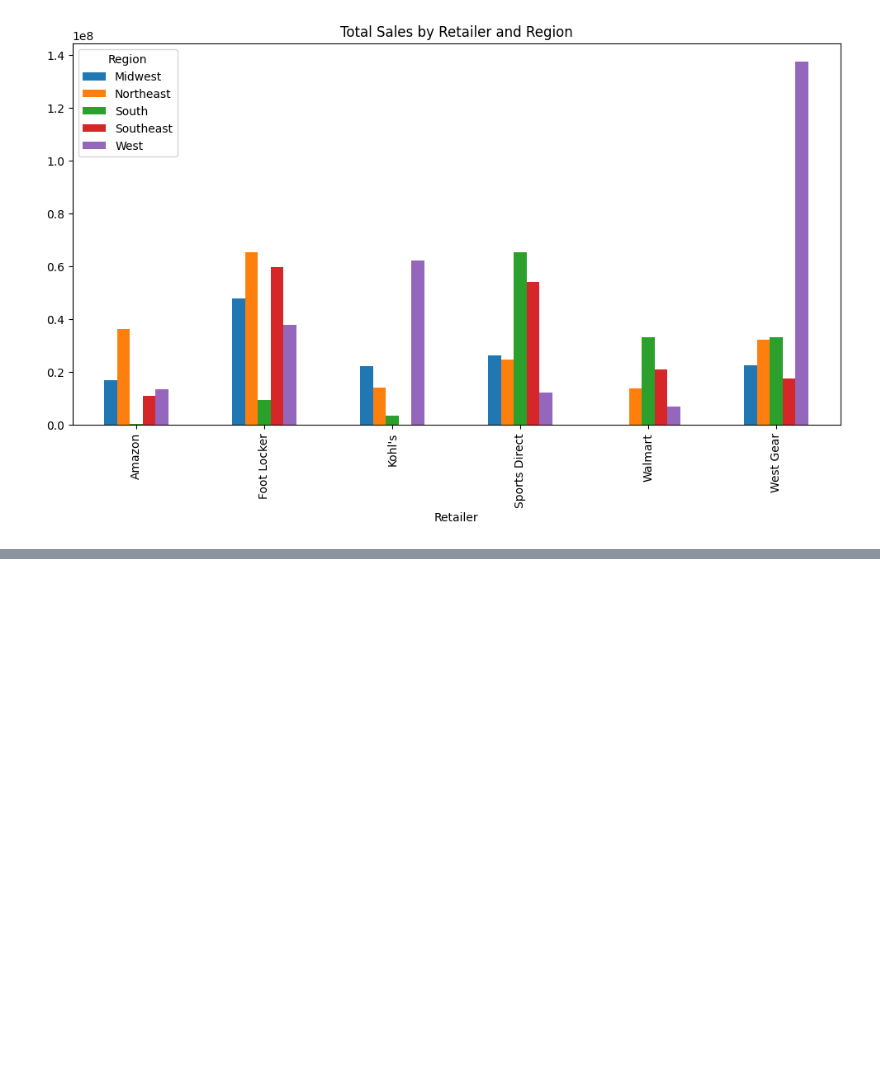
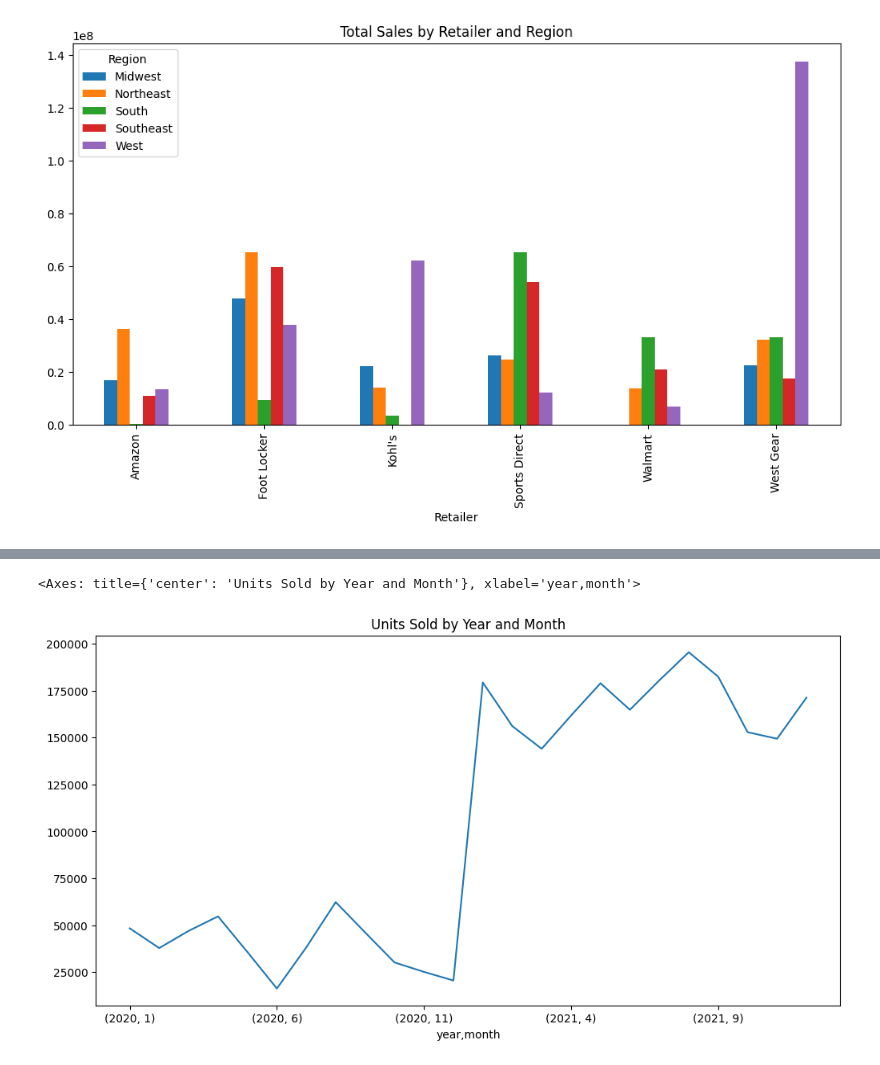
Before and after one commit to Mr-Code-star/Aprendiendo-Python, a Jupyter notebook: propando data set/adidas_dataset.ipynb, the cells around one changed output, grey strips where cells are left out. Drawn from its saved outputs; the diff is of its cells as text; code cells hidden in the pictures; blank space fills up the shorter version.

```diff
--- a/propando data set/adidas_dataset.ipynb
+++ b/propando data set/adidas_dataset.ipynb
@@ -179,0 +192,9 @@ retailer_sales_by_region_df.plot(kind='bar', title='Total Sales by Retailer and
+# %%
+# Agrupar los datos por año y mes, y calcular la suma de las unidades vendidas para cada grupo
+units_by_year_month = df_grouped['Units Sold'].sum()
+
+# Crear un gráfico de líneas para visualizar las unidades vendidas por año y mes
+units_by_year_month.plot(kind='line', title='Units Sold by Year and Month', figsize=(12, 6))
+# %% [output]
+<Axes: title={'center': 'Units Sold by Year and Month'}, xlabel='year,month'>
+[figure, added]
```
Also changed, not shown: parts of 2 cells of this notebook.
